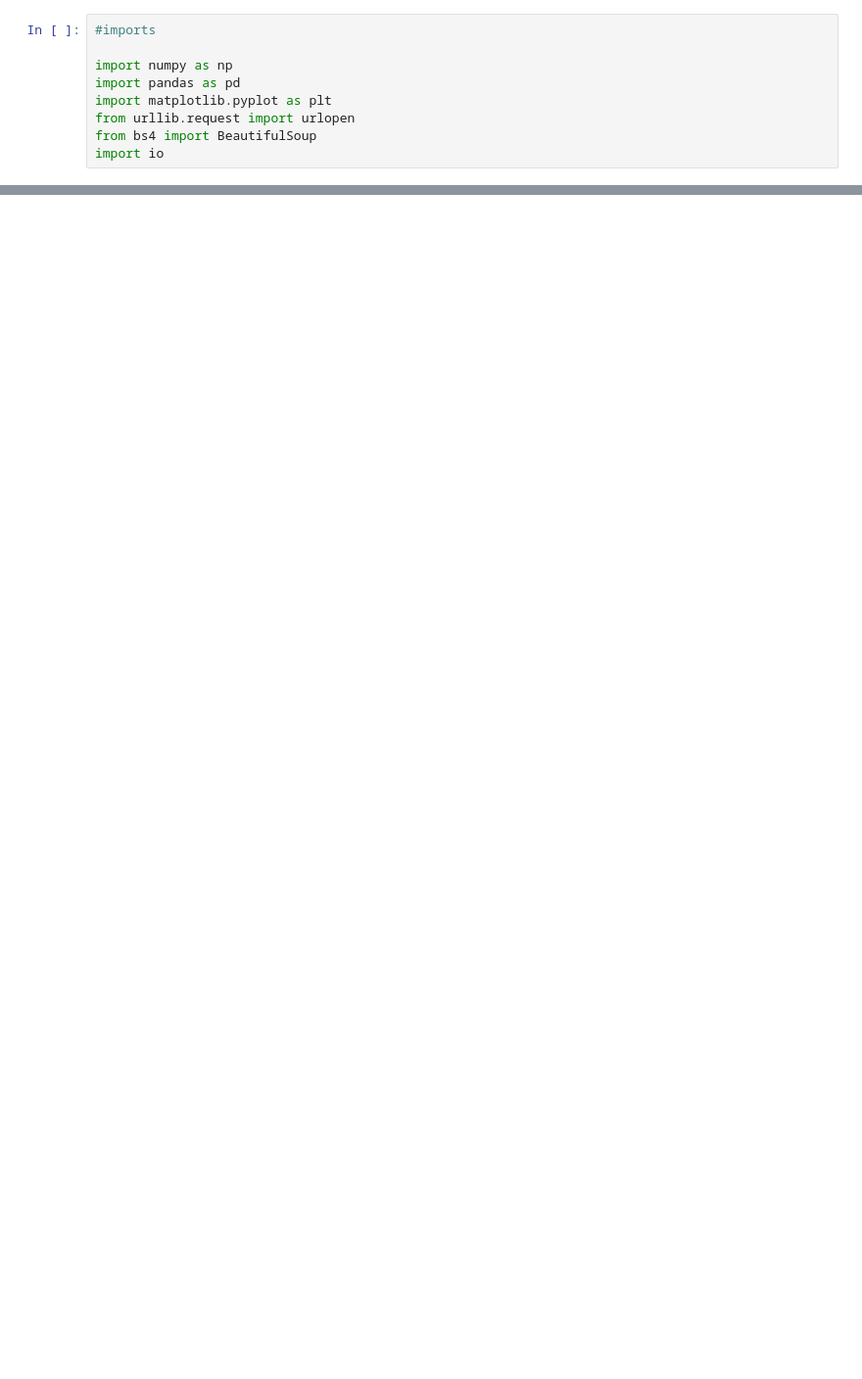
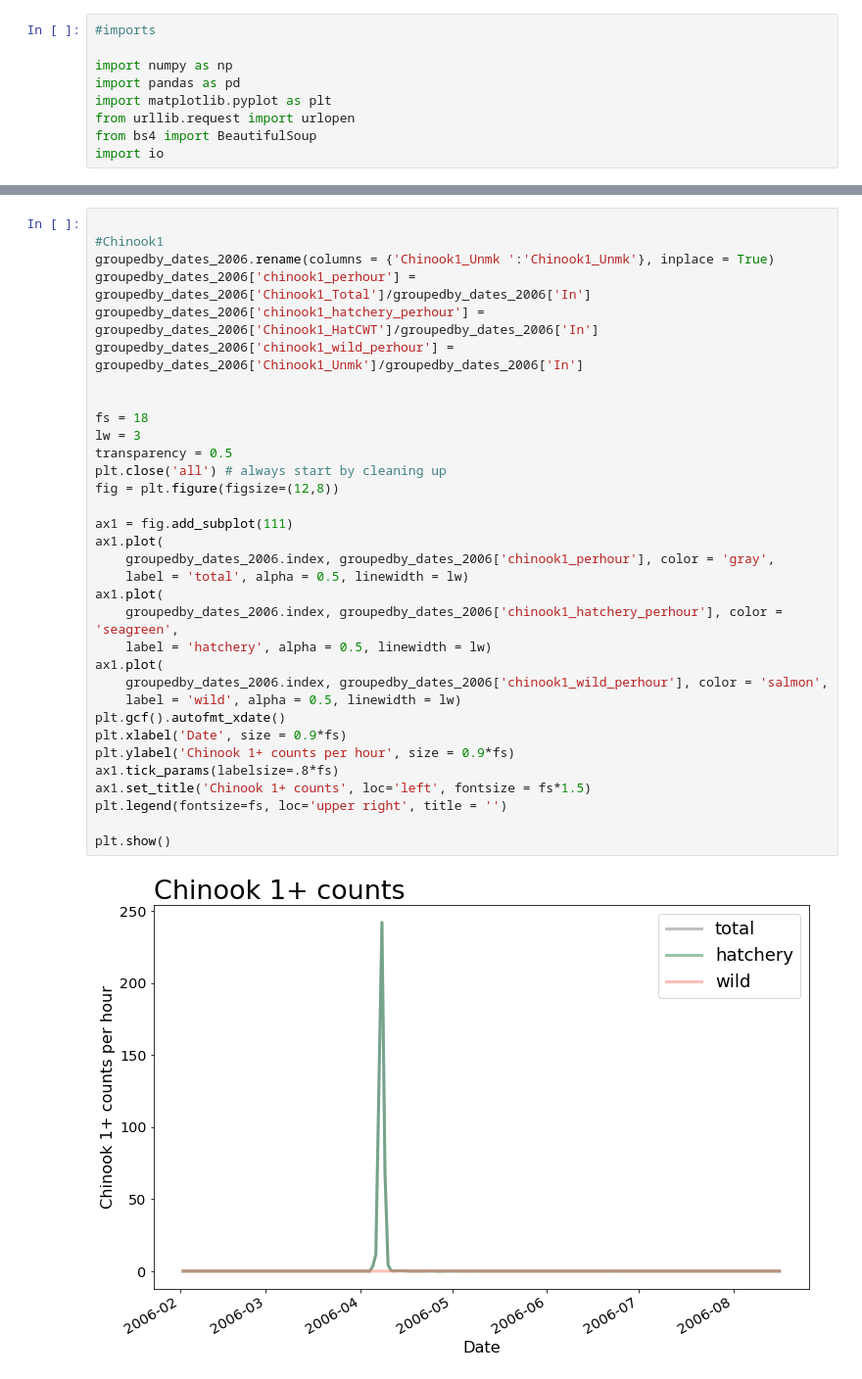
Before and after one commit to maria-kuruvilla/pied_piper, a Jupyter notebook: dungeness_2006.ipynb, the cells around one changed output, grey strips where cells are left out. Shown at 98% size. Saved outputs shown, nothing was run; the diff lists cells and outputs as text; blank space fills up the shorter version.

```diff
--- a/dungeness_2006.ipynb
+++ b/dungeness_2006.ipynb
@@ -66,0 +200,35 @@ Index(['Down', 'Up', 'In', 'Chinook0_Total', 'Chinook0_HatCWT',
+# %%
+
+#Chinook1
+groupedby_dates_2006.rename(columns = {'Chinook1_Unmk ':'Chinook1_Unmk'}, inplace = True)
+groupedby_dates_2006['chinook1_perhour'] = groupedby_dates_2006['Chinook1_Total']/groupedby_dates_2006['In']
+groupedby_dates_2006['chinook1_hatchery_perhour'] = groupedby_dates_2006['Chinook1_HatCWT']/groupedby_dates_2006['In']
+groupedby_dates_2006['chinook1_wild_perhour'] = groupedby_dates_2006['Chinook1_Unmk']/groupedby_dates_2006['In']
+
+
+fs = 18
+lw = 3
+transparency = 0.5
+plt.close('all') # always start by cleaning up
+fig = plt.figure(figsize=(12,8))
+
+ax1 = fig.add_subplot(111)
+ax1.plot(
+    groupedby_dates_2006.index, groupedby_dates_2006['chinook1_perhour'], color = 'gray',
+    label = 'total', alpha = 0.5, linewidth = lw)
+ax1.plot(
+    groupedby_dates_2006.index, groupedby_dates_2006['chinook1_hatchery_perhour'], color = 'seagreen',
+    label = 'hatchery', alpha = 0.5, linewidth = lw)
+ax1.plot(
+    groupedby_dates_2006.index, groupedby_dates_2006['chinook1_wild_perhour'], color = 'salmon',
+    label = 'wild', alpha = 0.5, linewidth = lw)
+plt.gcf().autofmt_xdate()
+plt.xlabel('Date', size = 0.9*fs)
+plt.ylabel('Chinook 1+ counts per hour', size = 0.9*fs)
+ax1.tick_params(labelsize=.8*fs)
+ax1.set_title('Chinook 1+ counts', loc='left', fontsize = fs*1.5)
+plt.legend(fontsize=fs, loc='upper right', title = '')
+
+plt.show()
+# %% [output]
+[figure, added]
```
Also changed, not shown: parts of 12 cells of this notebook.
